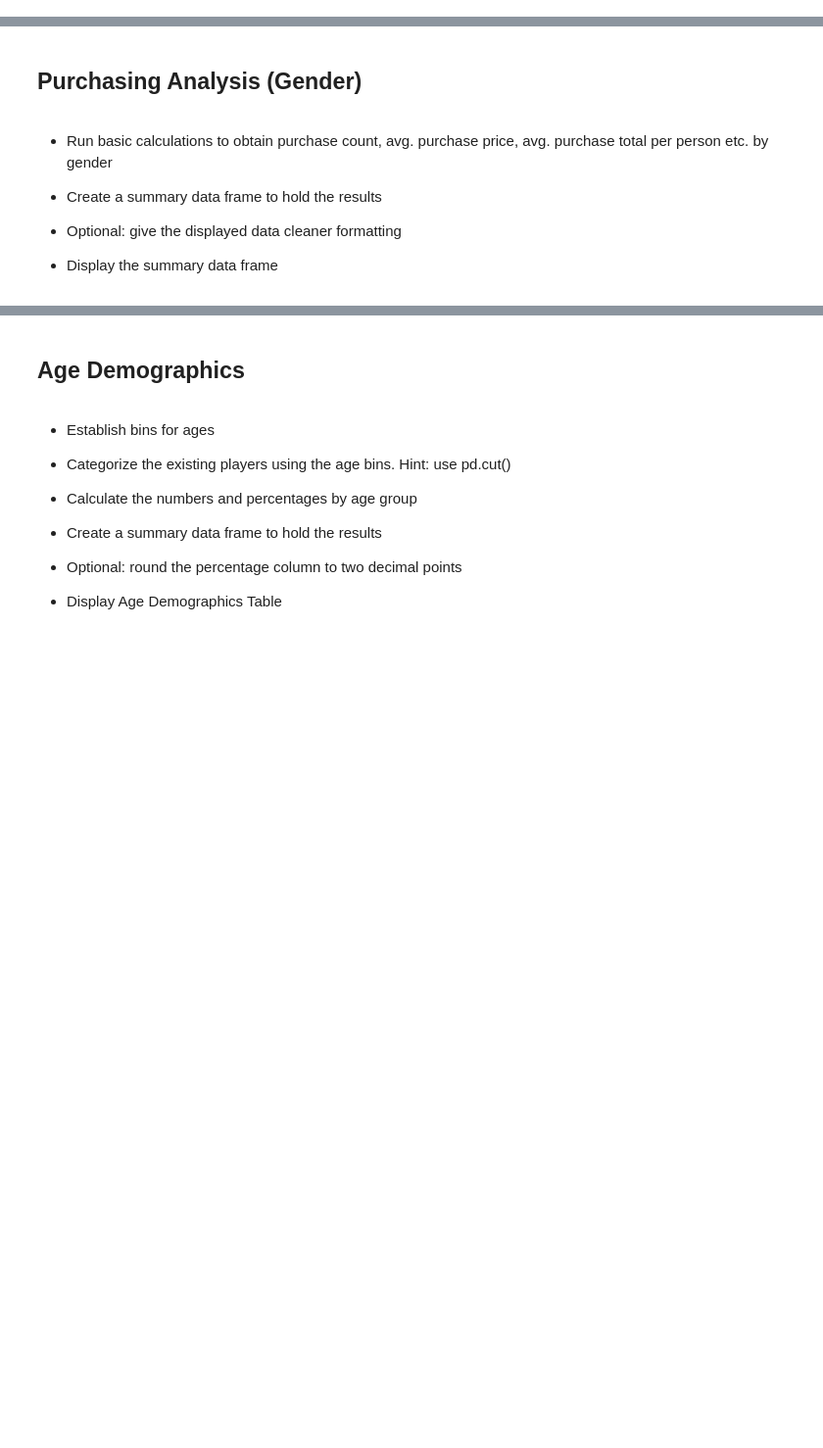
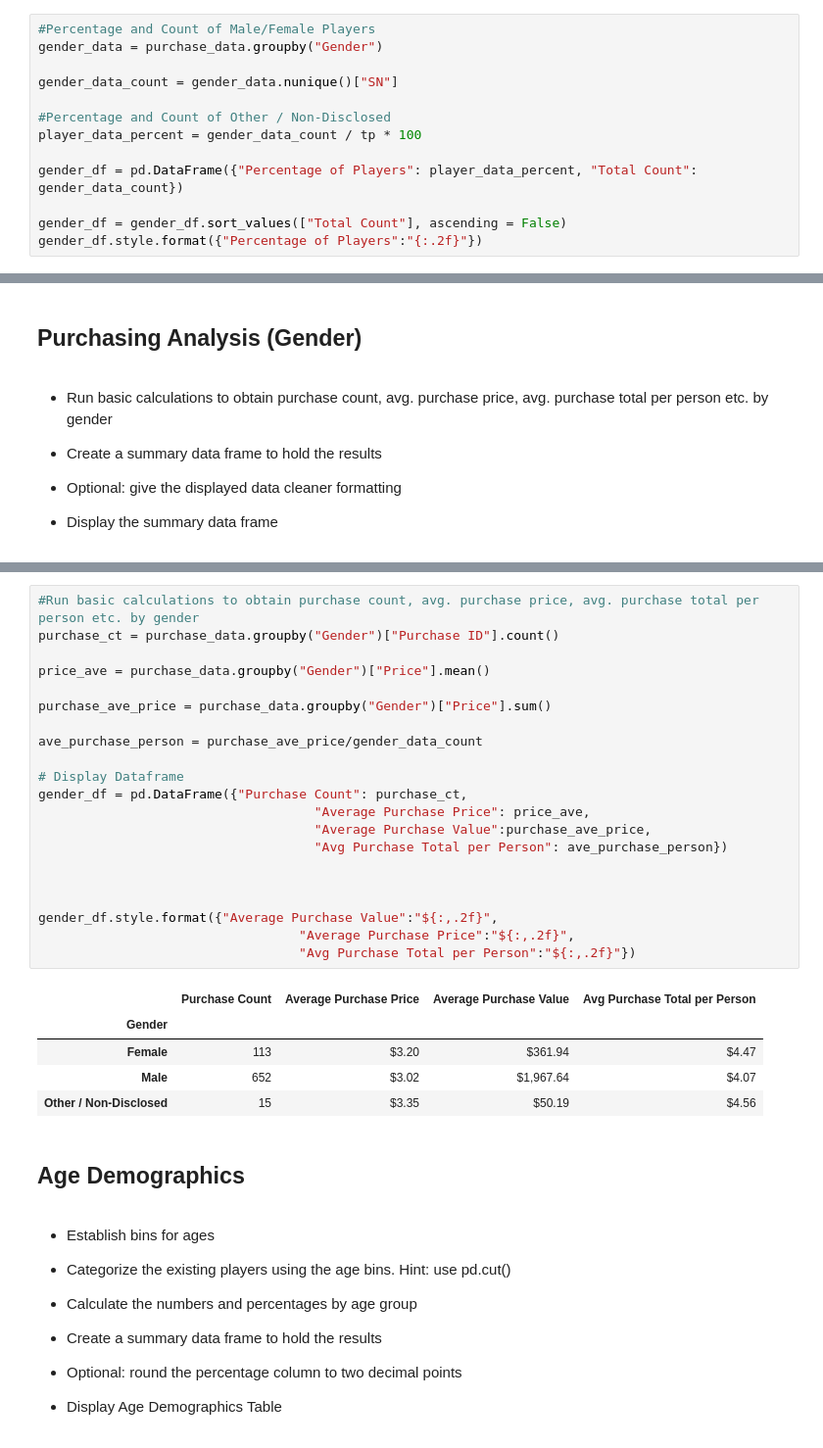
Before and after one commit to ppainuly/Heroes-of-Pymoli, a Jupyter notebook: HeroesOfPymoli_starter.ipynb, the cells around one changed output, grey strips where cells are left out. Shown: that part at 98% size. Drawn from its saved outputs; the diff is of its cells as text; blank space fills up the shorter version.

```diff
--- a/HeroesOfPymoli_starter.ipynb
+++ b/HeroesOfPymoli_starter.ipynb
@@ -62,0 +73,13 @@ purchase_data.shape
+# %%
+#Percentage and Count of Male/Female Players
+gender_data = purchase_data.groupby("Gender")
+
+gender_data_count = gender_data.nunique()["SN"]
+
+#Percentage and Count of Other / Non-Disclosed
+player_data_percent = gender_data_count / tp * 100
+
+gender_df = pd.DataFrame({"Percentage of Players": player_data_percent, "Total Count": gender_data_count})
+
+gender_df = gender_df.sort_values(["Total Count"], ascending = False)
+gender_df.style.format({"Percentage of Players":"{:.2f}"})
@@ -86,3 +108,30 @@ purchase_data.shape
+# %%
+#Run basic calculations to obtain purchase count, avg. purchase price, avg. purchase total per person etc. by gender
+purchase_ct = purchase_data.groupby("Gender")["Purchase ID"].count()
+
+price_ave = purchase_data.groupby("Gender")["Price"].mean()
+
+purchase_ave_price = purchase_data.groupby("Gender")["Price"].sum()
+
+ave_purchase_person = purchase_ave_price/gender_data_count
+
+# Display Dataframe
+gender_df = pd.DataFrame({"Purchase Count": purchase_ct,
+                                    "Average Purchase Price": price_ave,
+                                    "Average Purchase Value":purchase_ave_price,
+                                    "Avg Purchase Total per Person": ave_purchase_person})
+
+
+
+gender_df.style.format({"Average Purchase Value":"${:,.2f}",
+                                  "Average Purchase Price":"${:,.2f}",
+                                  "Avg Purchase Total per Person":"${:,.2f}"})
+# %% [output]
+|  | Purchase Count | Average Purchase Price | Average Purchase Value | Avg Purchase Total per Person |
+| Gender |  |  |  |  |
+| Female | 113 | $3.20 | $361.94 | $4.47 |
+| Male | 652 | $3.02 | $1,967.64 | $4.07 |
+| Other / Non-Disclosed | 15 | $3.35 | $50.19 | $4.56 |
 # %% [markdown]
 ## Age Demographics
 # %% [markdown]
```
Also changed, not shown: parts of 16 cells of this notebook.
